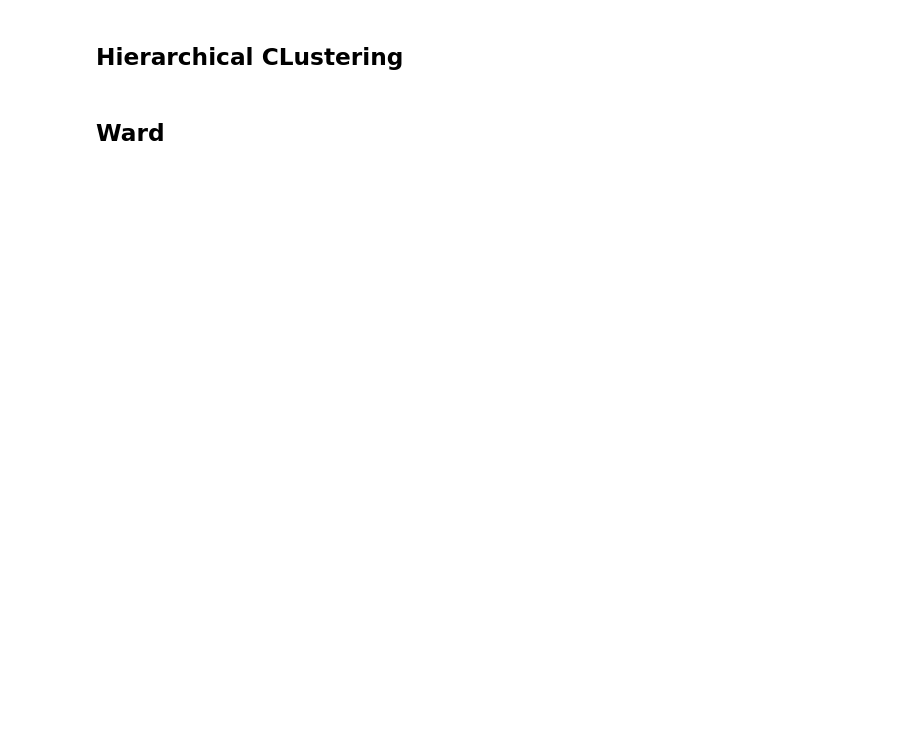
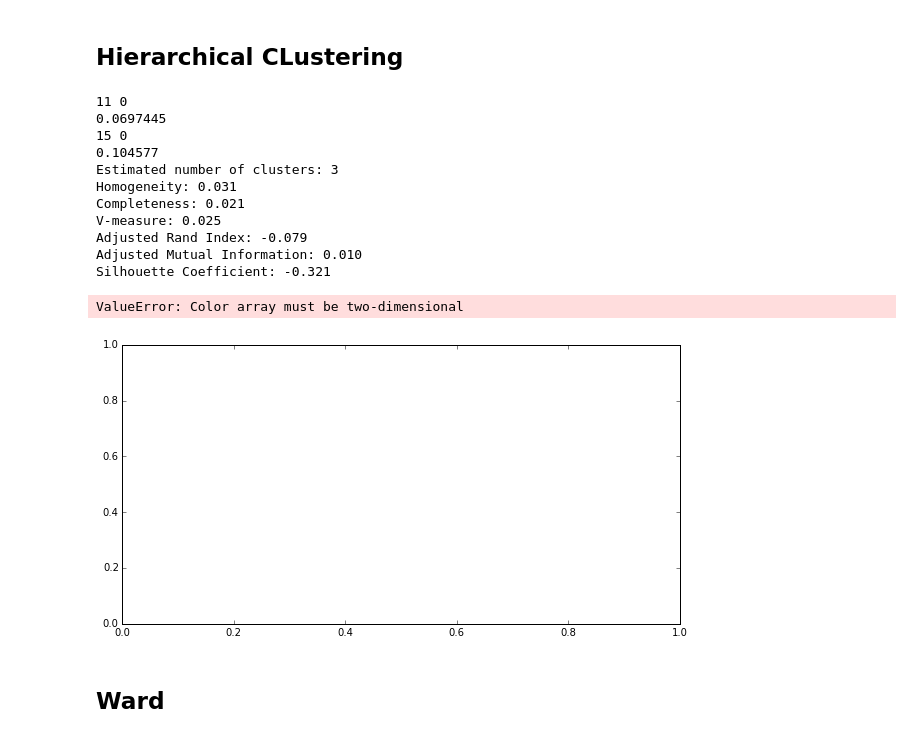
Before and after one commit to stephenpardy/PythonNotebooks, a Jupyter notebook: APOGEE_Clusters.ipynb, the cells around one changed output. Cells and saved outputs as stored; diff of their text form; code cells hidden in the pictures; blank space fills up the shorter version.

```diff
--- a/APOGEE_Clusters.ipynb
+++ b/APOGEE_Clusters.ipynb
@@ -413,36 +474,50 @@ for ucluster in unq_clusters:
 
 unq_clusters = np.unique(labels)
 n_clusters_ = len(unq_clusters)
 print('Estimated number of clusters: %d' % n_clusters_)
 print("Homogeneity: %0.3f" % metrics.homogeneity_score(labels_true, labels))
 print("Completeness: %0.3f" % metrics.completeness_score(labels_true, labels))
 print("V-measure: %0.3f" % metrics.v_measure_score(labels_true, labels))
 print("Adjusted Rand Index: %0.3f"
   % metrics.adjusted_rand_score(labels_true, labels))
 print("Adjusted Mutual Information: %0.3f"
   % metrics.adjusted_mutual_info_score(labels_true, labels))
 if n_clusters_ > 0:
     print("Silhouette Coefficient: %0.3f"
       % metrics.silhouette_score(X, labels))
 
 fig, axis = plt.subplots(1, figsize=(10, 5))
 
 xlabel = 'FE_H'
 ylabel = 'MG_H'
-axis.scatter(elements[xlabel][within_box][clusters > -1],
-                elements[ylabel][within_box][clusters > -1],
-                c=clusters)  # plot points with cluster dependent colors
+axis.scatter(elements[xlabel][within_box][labels > -1],
+                elements[ylabel][within_box][labels > -1],
+                c=labels)  # plot points with cluster dependent colors
 
 axis.plot(elements[xlabel][ind],
                 elements[ylabel][ind], 'o',
          markerfacecolor='none', markeredgecolor='red', markersize=12)
 xhigh = np.percentile(elements[xlabel][ind], 99)
 xlow = np.percentile(elements[xlabel][ind], 1)
 yhigh = np.percentile(elements[ylabel][ind], 99)
 ylow = np.percentile(elements[ylabel][ind], 1)
 
 axis.set_xlim([xlow, xhigh])
 axis.set_ylim([ylow, yhigh])
+# %% [output]
+11 0
+0.0697445
+15 0
+0.104577
+Estimated number of clusters: 3
+Homogeneity: 0.031
+Completeness: 0.021
+V-measure: 0.025
+Adjusted Rand Index: -0.079
+Adjusted Mutual Information: 0.010
+Silhouette Coefficient: -0.321
+ValueError: Color array must be two-dimensional
+[figure, added]
 # %% [markdown]
 ## Ward
 # %%
```
Also changed, not shown: parts of 18 cells of this notebook, 3 other files.
